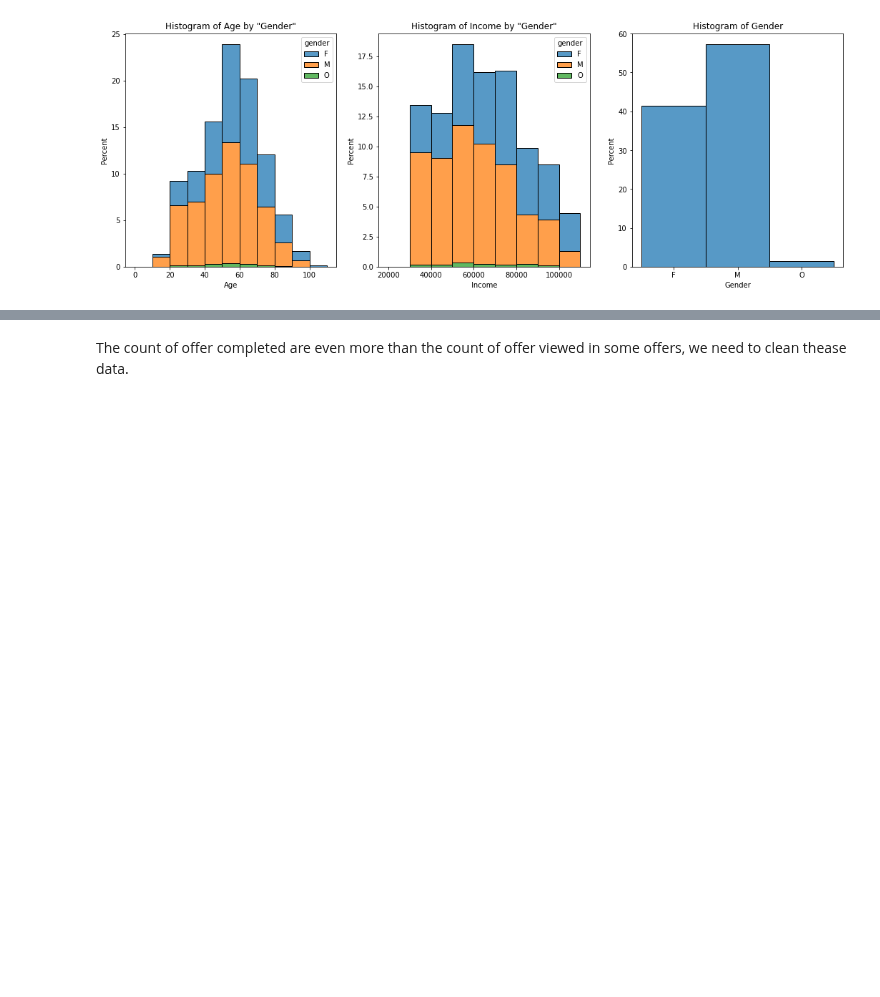
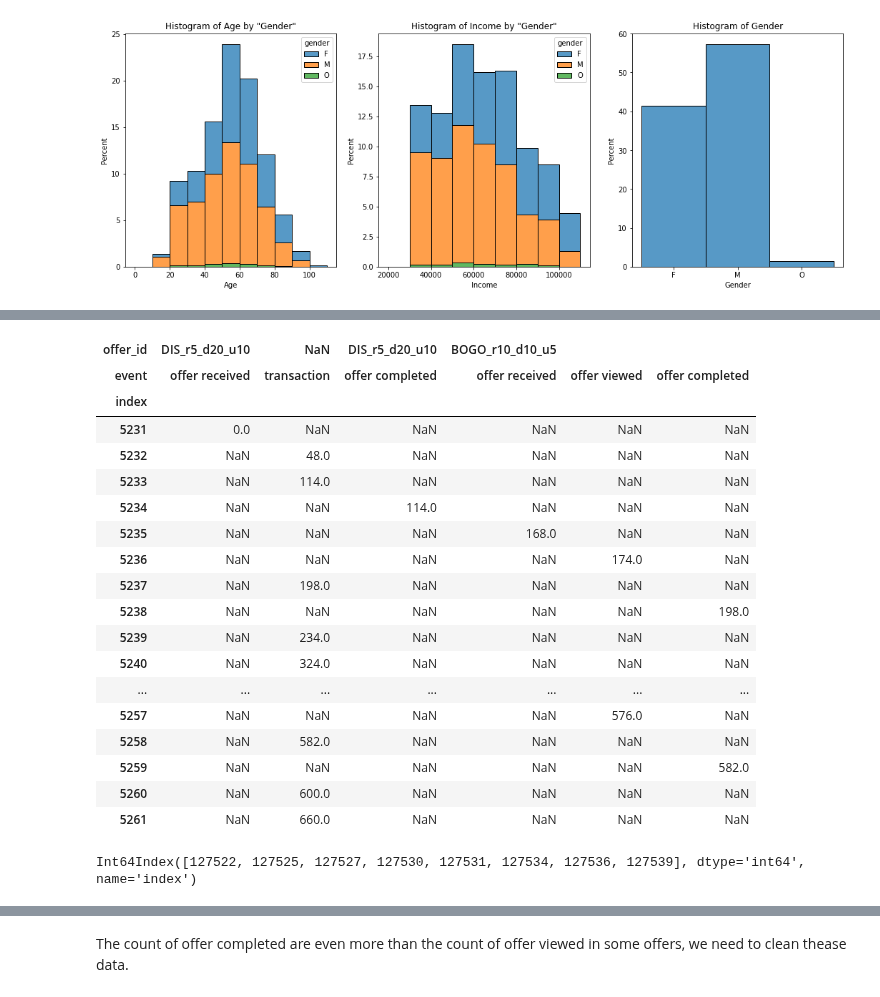
Before and after one commit to venson/starbucks, a Jupyter notebook: Starbucks_Capstone_notebook.ipynb, the cells around one changed output, grey strips where cells are left out. Drawn from its saved outputs; the diff is of its cells as text; code cells hidden in the pictures; blank space fills up the shorter version.

```diff
--- a/Starbucks_Capstone_notebook.ipynb
+++ b/Starbucks_Capstone_notebook.ipynb
@@ -466,0 +469,28 @@ plt.show()
+# %%
+p1 = elementary_trans[elementary_trans['person_id']==376].reset_index().pivot(index='index', columns=['offer_id','event'],values='time')
+p1
+# %% [output]
+| offer_id | DIS_r5_d20_u10 | NaN | DIS_r5_d20_u10 | BOGO_r10_d10_u5 |  |  |
+| event | offer received | transaction | offer completed | offer received | offer viewed | offer completed |
+| index |  |  |  |  |  |  |
+| 5231 | 0.0 | NaN | NaN | NaN | NaN | NaN |
+| 5232 | NaN | 48.0 | NaN | NaN | NaN | NaN |
+| 5233 | NaN | 114.0 | NaN | NaN | NaN | NaN |
+| 5234 | NaN | NaN | 114.0 | NaN | NaN | NaN |
+| 5235 | NaN | NaN | NaN | 168.0 | NaN | NaN |
+| 5236 | NaN | NaN | NaN | NaN | 174.0 | NaN |
+| 5237 | NaN | 198.0 | NaN | NaN | NaN | NaN |
+| 5238 | NaN | NaN | NaN | NaN | NaN | 198.0 |
+| 5239 | NaN | 234.0 | NaN | NaN | NaN | NaN |
+| 5240 | NaN | 324.0 | NaN | NaN | NaN | NaN |
+| ... | ... | ... | ... | ... | ... | ... |
+| 5257 | NaN | NaN | NaN | NaN | 576.0 | NaN |
+| 5258 | NaN | 582.0 | NaN | NaN | NaN | NaN |
+| 5259 | NaN | NaN | NaN | NaN | NaN | 582.0 |
+| 5260 | NaN | 600.0 | NaN | NaN | NaN | NaN |
+| 5261 | NaN | 660.0 | NaN | NaN | NaN | NaN |
+# %%
+person = elementary_trans[elementary_trans['person_id'] ==14].reset_index()
+person.pivot_table(index='index', columns=['offer_id','event'], values= 'time')['DIS_r2_d10_u7'].index
+# %% [output]
+Int64Index([127522, 127525, 127527, 127530, 127531, 127534, 127536, 127539], dtype='int64', name='index')
```
Also changed, not shown: parts of 14 cells of this notebook.
